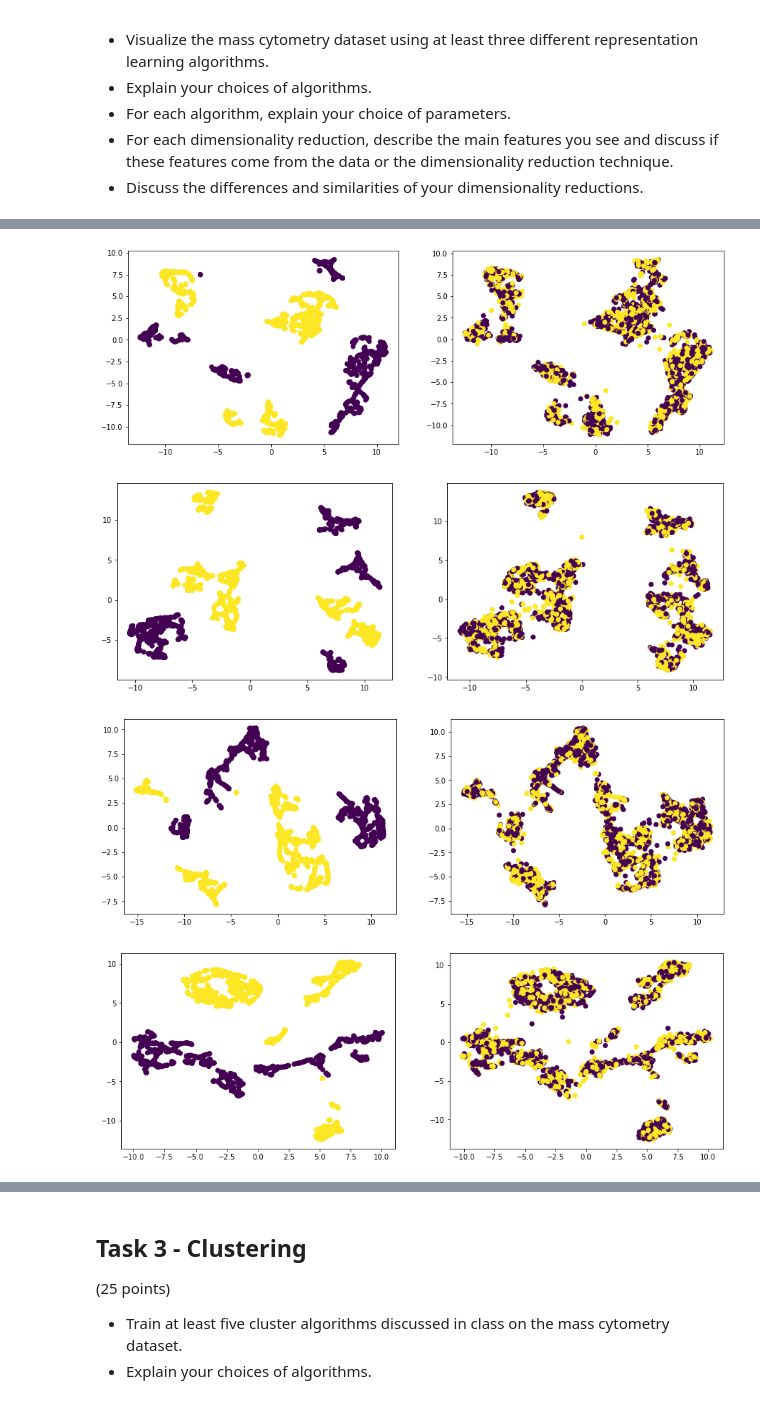
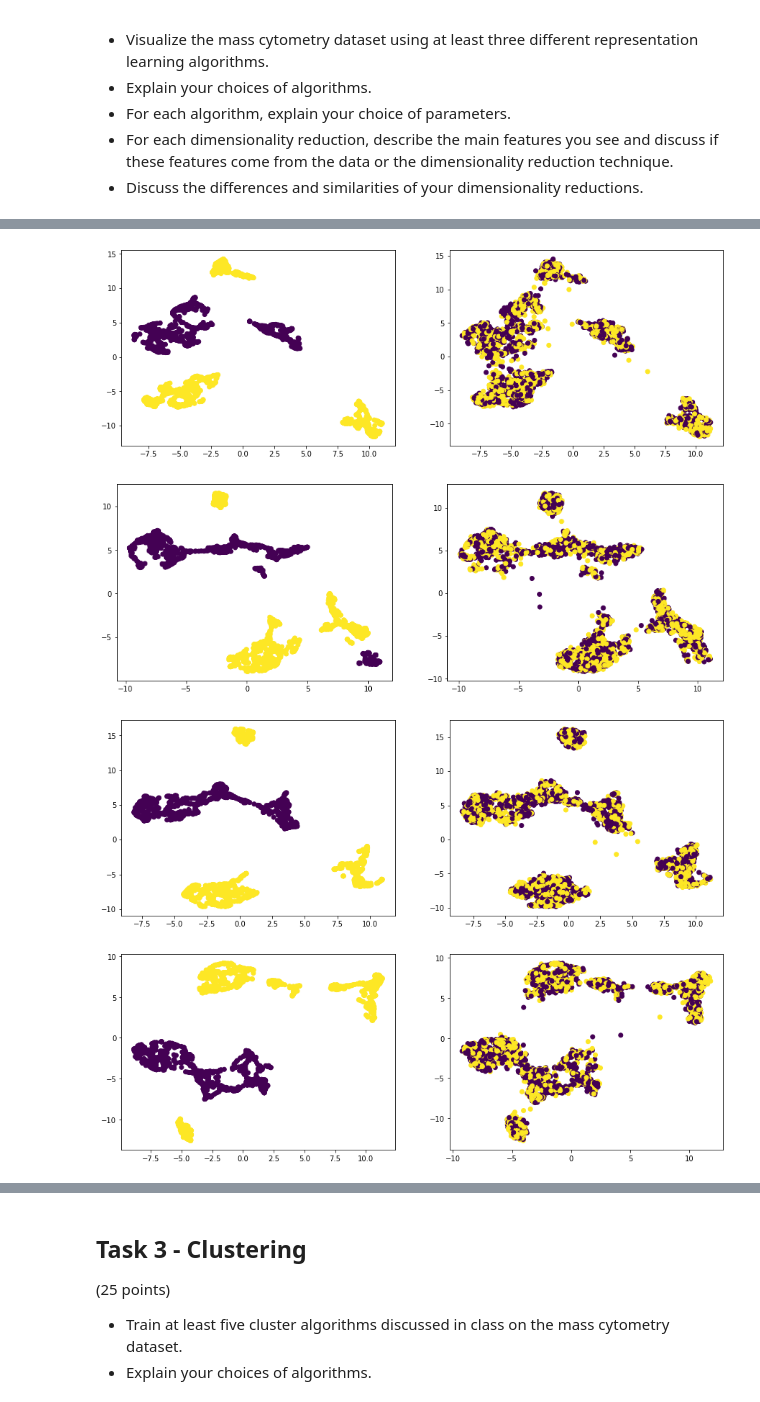
Before and after one commit to H00N24/INF367-Project-d-reduction-clustering, a Jupyter notebook: Project 2.ipynb, the cells around one changed output, grey strips where cells are left out. Cells and saved outputs as stored; diff of their text form; code cells hidden in the pictures.

```diff
--- a/Project 2.ipynb
+++ b/Project 2.ipynb
@@ -416,8 +418,8 @@ from tqdm.notebook import tqdm
 # %%
 methods = (
     ("PCA", PCA(n_components=2)),
-    ("tSNE", TSNE(n_components=2, perplexity=30.0, random_state=42)),
-    ("UMAP", UMAP(n_components=2, n_neighbors=30, random_state=42)),
+    ("t-SNE", TSNE(n_components=2, perplexity=30.0, random_state=42)),
+    ("UMAP", UMAP(n_components=2, n_neighbors=15, min_dist=0.1, random_state=42)),
 )
 # %% [output]
 [interactive output not drawn]
@@ -444,7 +450,7 @@ for ax, mt in zip(axs[0], transformed_data.items()):
 for ax, mt in zip(axs[1], transformed_data.items()):
     name, transformed = mt
     ax.scatter(transformed.T[0], transformed.T[1], c=sampled_frame["id"])
-    ax.set_title(f"{name}, colored by id")
+    ax.set_title(f"{name}, colored by patient id")
 
 for ax, mt in zip(axs[2], transformed_data.items()):
     name, transformed = mt
@@ -460,7 +466,7 @@ for ax, mt in zip(axs[2], transformed_data.items()):
             alpha=0.5,
         )
     ax.legend()
-    ax.set_title(f"{name}, colored by group")
+    ax.set_title(f"{name}, colored by patient group")
 
 plt.show()
 # %% [output]
@@ -490,3 +513 @@ plt.show()
 [interactive output not drawn]
-# %%
-umap = UMAP(n_components=2, n_neighbors=15, random_state=42)
@@ -496,6 +522,8 @@ umap = UMAP(n_components=2, n_neighbors=15, random_state=42)
 fig, axs = plt.subplots(2, 2, figsize=(15, 10))
 
 for ax, index in zip(axs, ["id", "group"]):
+    umap = UMAP(n_components=2, n_neighbors=30, min_dist=0.1, random_state=42)
+
     encoder = LabelEncoder()
     y = encoder.fit_transform(sampled_frame[index])
 
@@ -530,33 +560,33 @@ from sklearn.model_selection import KFold
 # %%
 kfold = KFold(4, random_state=42, shuffle=True)
 encoder = LabelEncoder()
 
 for train_index, test_index in kfold.split(standard_scaled):
     fig, axs = plt.subplots(1, 2, figsize=(15, 5))
 
-    umap = UMAP(n_components=2, n_neighbors=15, random_state=42)
+    umap = UMAP(n_components=2, n_neighbors=30, min_dist=0.1, random_state=42)
 
-    train_frame_sample = data_frame.iloc[train_index].sample(2000)
-    test_frame_sample = data_frame.iloc[test_index].sample(5000)
+    train_frame_sample = data_frame.iloc[train_index].sample(2000, random_state=42)
+    test_frame_sample = data_frame.iloc[test_index].sample(5000, random_state=42)
 
     y = encoder.fit_transform(train_frame_sample["group"])
 
     train_transformed = umap.fit_transform(train_frame_sample[all_features], y=y)
 
     axs[0].scatter(train_transformed[:, 0], train_transformed[:, 1], c=y)
 
     test_transformed = umap.transform(test_frame_sample[all_features])
 
     axs[1].scatter(
         test_transformed[:, 0],
         test_transformed[:, 1],
         c=encoder.transform(test_frame_sample["group"]),
     )
 
     plt.show()
 # %% [output]
-[figure, old version]
+[figure, new version]
-[figure, old version]
+[figure, new version]
-[figure, old version]
+[figure, new version]
-[figure, old version]
+[figure, new version]
 [interactive output not drawn]
```
Also changed, not shown: parts of 39 cells of this notebook.
